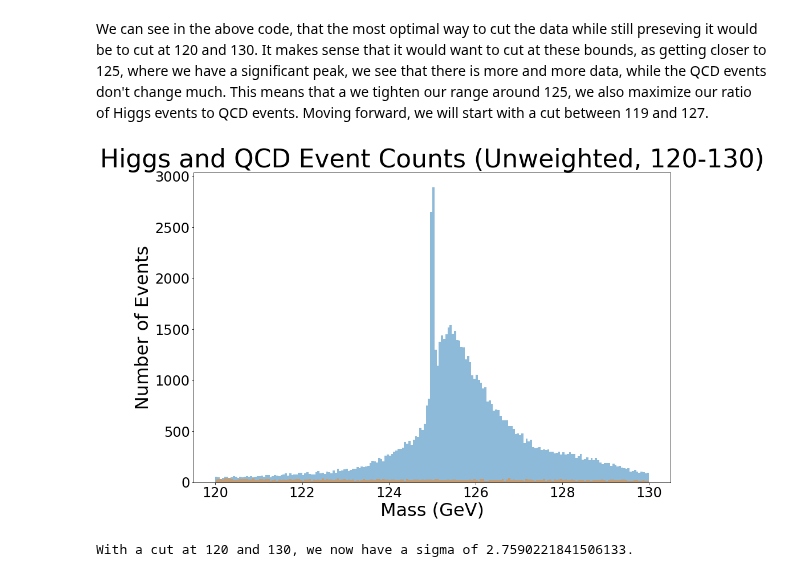
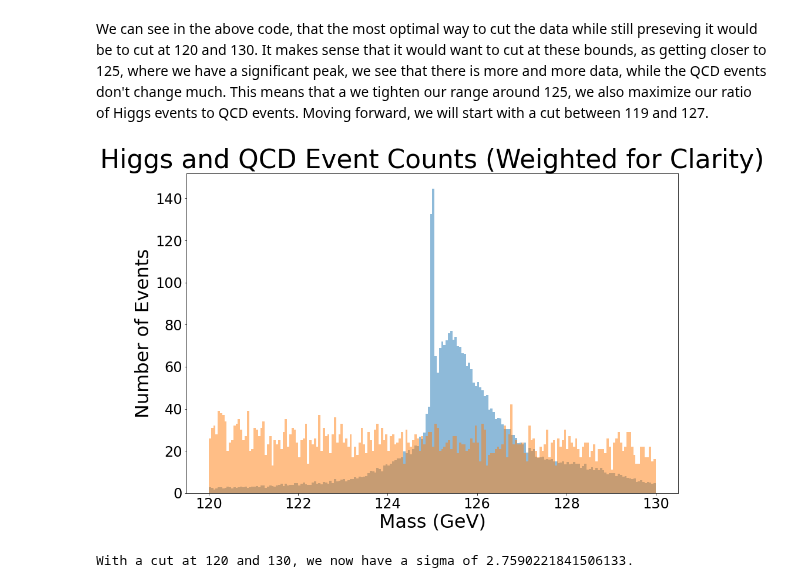
Before and after one commit to WyattOtsuka/PHYS434, a Jupyter notebook: lab7-8.ipynb, the cells around one changed output. Drawn from its saved outputs; the diff is of its cells as text; code cells hidden in the pictures.

```diff
--- a/lab7-8.ipynb
+++ b/lab7-8.ipynb
@@ -102,15 +103,15 @@ print(maxBound)
 We can see in the above code, that the most optimal way to cut the data while still preseving it would be to cut at 120 and 130. It makes sense that it would want to cut at these bounds, as getting closer to 125, where we have a significant peak, we see that there is more and more data, while the QCD events don't change much. This means that a we tighten our range around 125, we also maximize our ratio of Higgs events to QCD events. Moving forward, we will start with a cut between 119 and 127.
 # %%
 plt.rcParams["figure.figsize"] = (15,10)
-plt.hist(slice_data(higgs['mass'], 120, 130), bins = 200, alpha = 0.5)
+plt.hist(slice_data(higgs['mass'], 120, 130), bins = 200, weights = np.ones(len(slice_data(higgs['mass'], 120, 130))) * 0.05, alpha = 0.5)
 plt.hist(slice_data(qcd['mass'], 120, 130), bins = 200, alpha = 0.5)
 plt.xlabel('Mass (GeV)', fontsize = 32)
 plt.ylabel('Number of Events', fontsize = 32)
-plt.title('Higgs and QCD Event Counts (Unweighted, 120-130)', fontsize = 44)
+plt.title('Higgs and QCD Event Counts (Weighted for Clarity)', fontsize = 44)
 plt.tick_params(labelsize = 24)
 plt.show()
 # %% [output]
-[figure, old version]
+[figure, new version]
 # %%
 n_higgs = 100
 n_qcd = 20000
```
Also changed, not shown: parts of 11 cells of this notebook.
